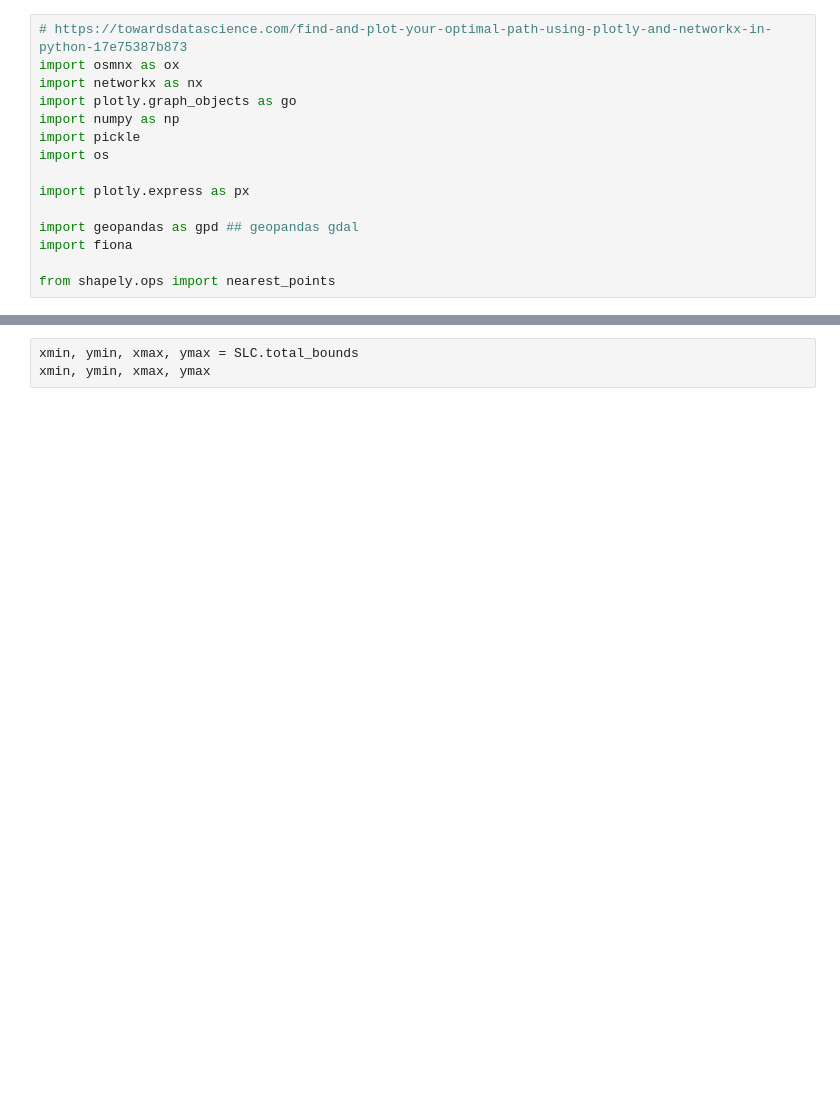
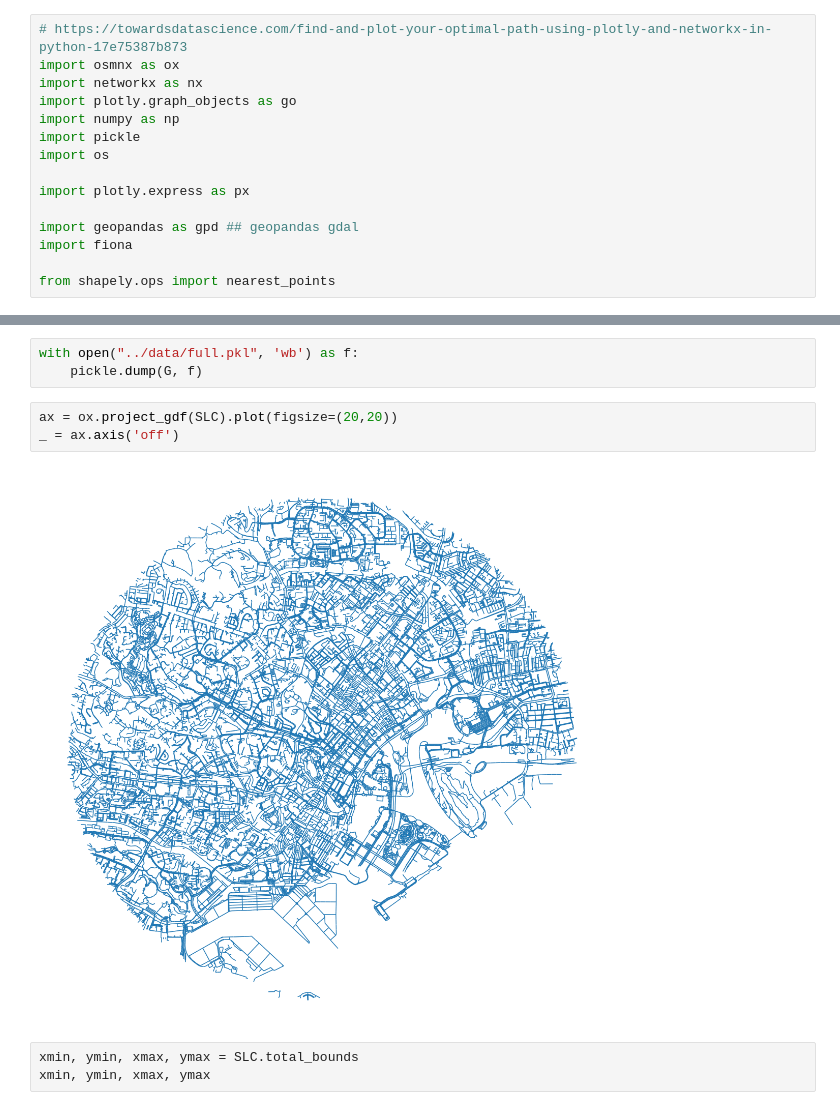
Before and after one commit to kelu124/SMARTCITIES-HACK-2021, a Jupyter notebook: src/OSMnx tests _ Part 2.ipynb, the cells around one changed output, grey strips where cells are left out. Cells and saved outputs as stored; diff of their text form; blank space fills up the shorter version.

```diff
--- a/src/OSMnx tests _ Part 2.ipynb
+++ b/src/OSMnx tests _ Part 2.ipynb
@@ -55,3 +80,11 @@ len(gdf)
+# %%
+with open("../data/full.pkl", 'wb') as f:
+    pickle.dump(G, f)
+# %%
+ax = ox.project_gdf(SLC).plot(figsize=(20,20))
+_ = ax.axis('off')
+# %% [output]
+[figure, added]
 # %%
 xmin, ymin, xmax, ymax = SLC.total_bounds
 xmin, ymin, xmax, ymax
```
Also changed, not shown: parts of 14 cells of this notebook, 12 other files.
